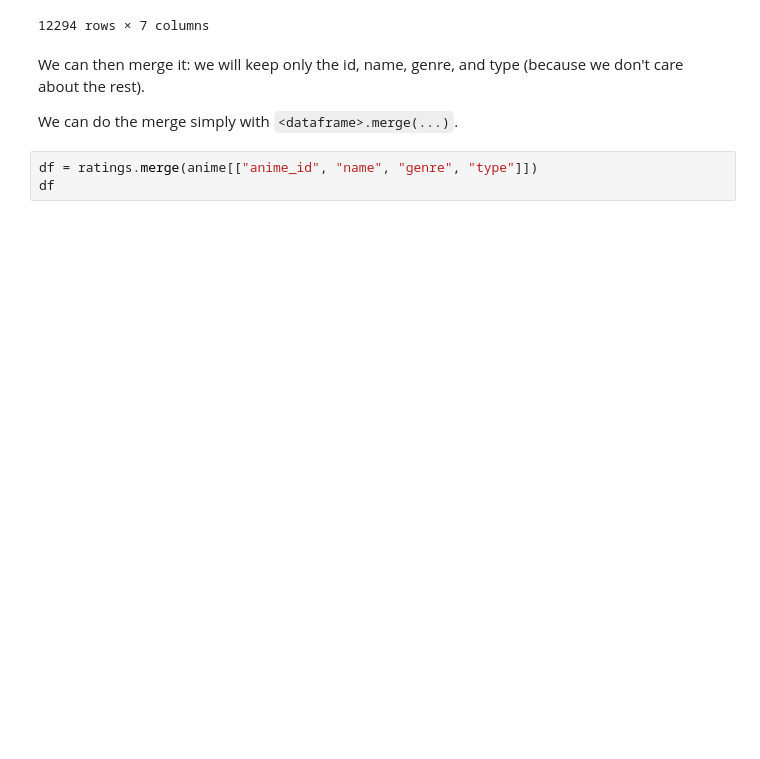
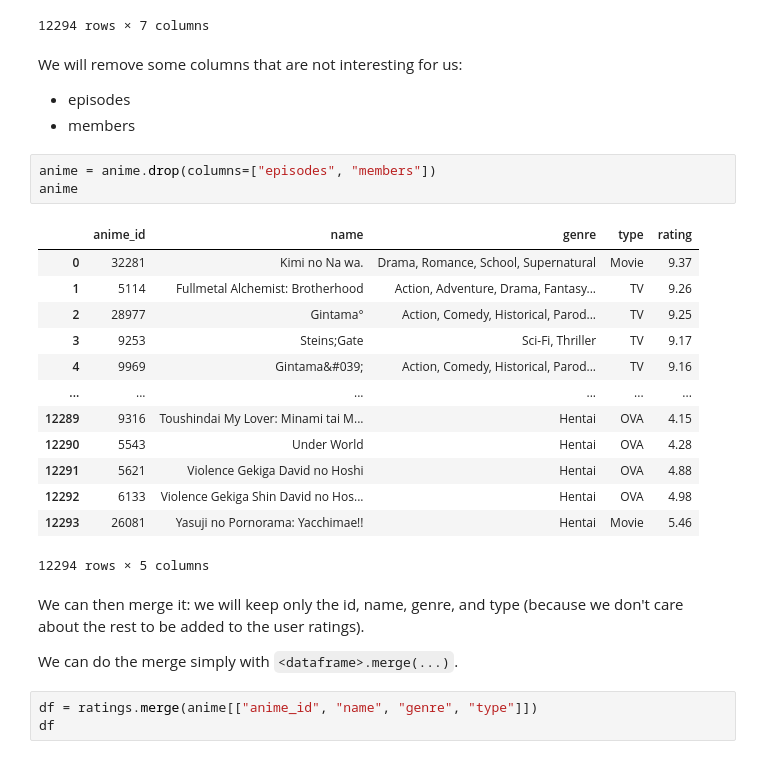
Before and after one commit to unpackAI/python_workshops, a Jupyter notebook: Automate_Excel/Python_Workshop.ipynb, the cells around one changed output. Cells and saved outputs as stored; diff of their text form; blank space fills up the shorter version.

```diff
--- a/Automate_Excel/Python_Workshop.ipynb
+++ b/Automate_Excel/Python_Workshop.ipynb
@@ -124,8 +205,29 @@ anime
 | 12292 | 6133 | Violence Gekiga Shin David no Hos... | Hentai | OVA | 1 | 4.98 | 175 |
 | 12293 | 26081 | Yasuji no Pornorama: Yacchimae!! | Hentai | Movie | 1 | 5.46 | 142 |
 12294 rows × 7 columns
+# %% [markdown]
+We will remove some columns that are not interesting for us:
+* episodes
+* members
+# %%
+anime = anime.drop(columns=["episodes", "members"])
+anime
+# %% [output]
+|  | anime_id | name | genre | type | rating |
+| 0 | 32281 | Kimi no Na wa. | Drama, Romance, School, Supernatural | Movie | 9.37 |
+| 1 | 5114 | Fullmetal Alchemist: Brotherhood | Action, Adventure, Drama, Fantasy... | TV | 9.26 |
+| 2 | 28977 | Gintama° | Action, Comedy, Historical, Parod... | TV | 9.25 |
+| 3 | 9253 | Steins;Gate | Sci-Fi, Thriller | TV | 9.17 |
+| 4 | 9969 | Gintama&#039; | Action, Comedy, Historical, Parod... | TV | 9.16 |
+| ... | ... | ... | ... | ... | ... |
+| 12289 | 9316 | Toushindai My Lover: Minami tai M... | Hentai | OVA | 4.15 |
+| 12290 | 5543 | Under World | Hentai | OVA | 4.28 |
+| 12291 | 5621 | Violence Gekiga David no Hoshi | Hentai | OVA | 4.88 |
+| 12292 | 6133 | Violence Gekiga Shin David no Hos... | Hentai | OVA | 4.98 |
+| 12293 | 26081 | Yasuji no Pornorama: Yacchimae!! | Hentai | Movie | 5.46 |
+12294 rows × 5 columns
 # %% [markdown]
-We can then merge it: we will keep only the id, name, genre, and type (because we don't care about the rest).
+We can then merge it: we will keep only the id, name, genre, and type (because we don't care about the rest to be added to the user ratings).
 
 We can do the merge simply with `<dataframe>.merge(...)`.
 # %%
```
Also changed, not shown: parts of 34 cells of this notebook, 4 other files.
